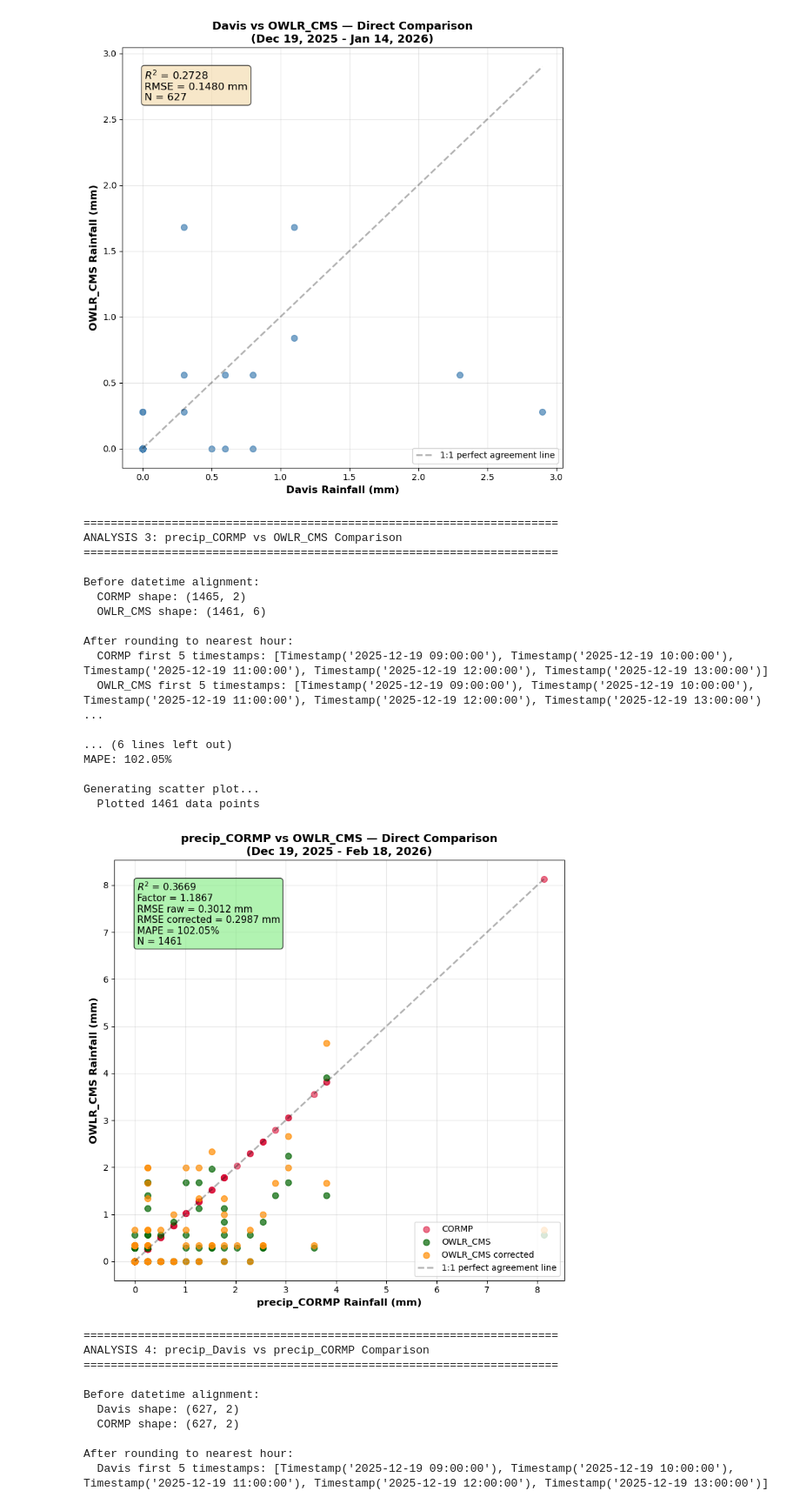
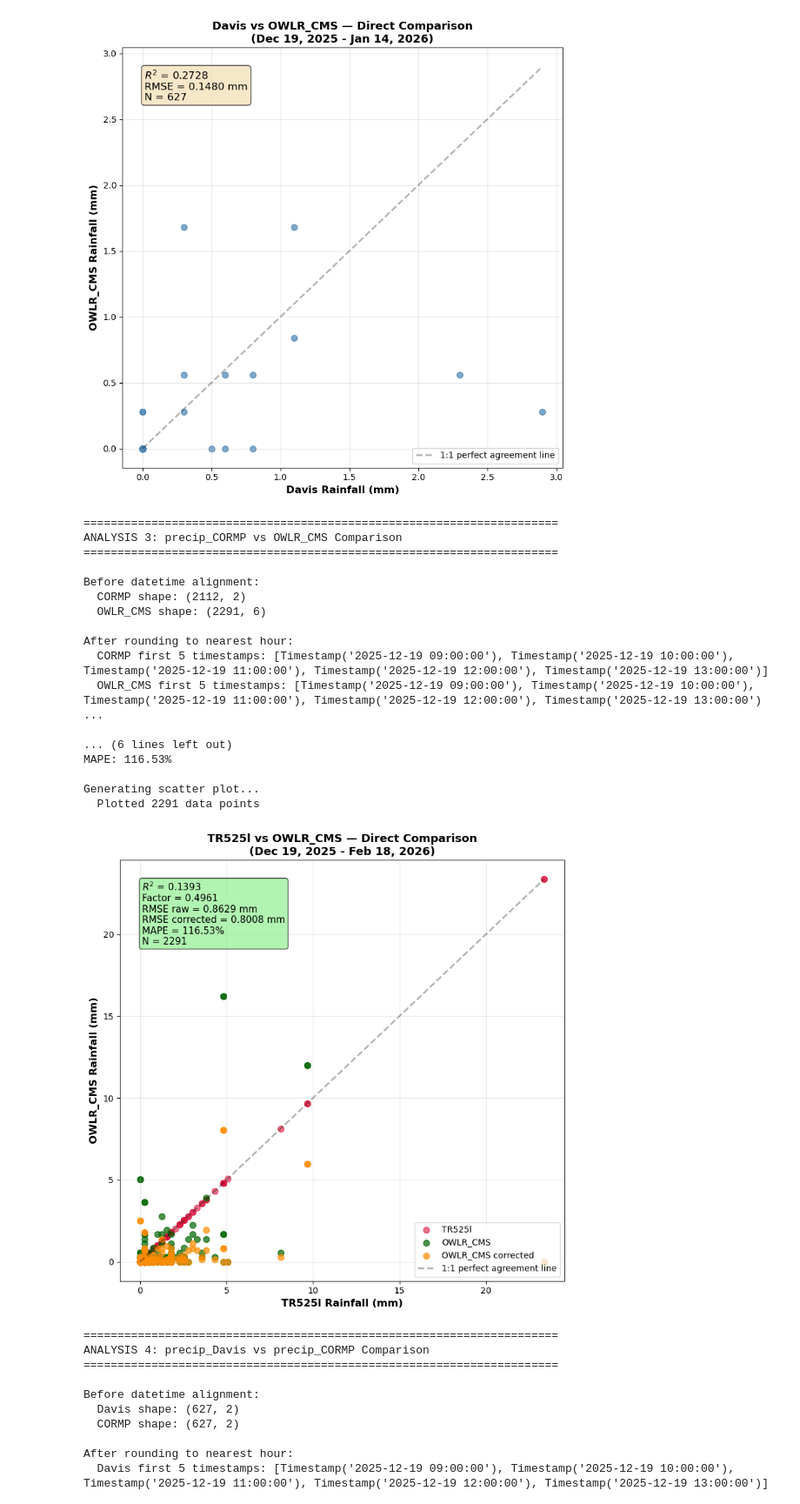
Before and after one commit to COAST-Lab/Open-Water-Level-and-Rainfall-Sensor, a Jupyter notebook: Data Analysis/rainfallAnalysis.ipynb, the cells around one changed output. Shown at 87% size. Saved outputs shown, nothing was run; the diff lists cells and outputs as text; code cells hidden in the pictures.

```diff
--- a/Data Analysis/rainfallAnalysis.ipynb
+++ b/Data Analysis/rainfallAnalysis.ipynb
@@ -233,6 +230,8 @@ print(f"\nMerged dataset shape: {merged_full.shape}")
 # Compute correlations, statistics, and MAPEs
 mape_cd = float('nan')
 mape_co = float('nan')
+r2_cd = float('nan')
+r2_cr = float('nan')
 
 if not merged_full.empty:
     from scipy import stats
@@ -347,13 +346,24 @@ plt.xlabel('TR-525l Rain Gauge (mm)', fontsize=12, fontweight='bold')
 plt.ylabel('Rainfall (mm)', fontsize=12, fontweight='bold')
 plt.title('TR-525l vs AeroCone vs OWLR\n(Dec 19, 2025 - Mar 17, 2026)', fontsize=13, fontweight='bold')
 
-# Add MAPE annotation to plot
+# Add R² and MAPE annotation to plot
 ax = plt.gca()
-mape_cd_text = f"MAPE (TR-525l vs AeroCone) = {mape_cd:.2f}%" if pd.notna(mape_cd) else "MAPE (TR-525l vs AeroCone) = undefined"
-mape_co_text = f"MAPE (TR-525l vs OWLR) = {mape_co:.2f}%" if pd.notna(mape_co) else "MAPE (TR-525l vs OWLR) = undefined"
+annotation_lines = []
+if pd.notna(r2_cd):
+    annotation_lines.append(f"R² (TR-525l vs AeroCone) = {r2_cd:.4f}")
+if pd.notna(mape_cd):
+    annotation_lines.append(f"MAPE (TR-525l vs AeroCone) = {mape_cd:.2f}%")
+else:
+    annotation_lines.append("MAPE (TR-525l vs AeroCone) = undefined")
+if pd.notna(r2_cr):
+    annotation_lines.append(f"R² (TR-525l vs OWLR) = {r2_cr:.4f}")
+if pd.notna(mape_co):
+    annotation_lines.append(f"MAPE (TR-525l vs OWLR) = {mape_co:.2f}%")
+else:
+    annotation_lines.append("MAPE (TR-525l vs OWLR) = undefined")
 ax.text(
     0.98, 0.98,
-    f"{mape_cd_text}\n{mape_co_text}",
+    '\n'.join(annotation_lines),
     transform=ax.transAxes,
     fontsize=10,
     va='top',
@@ -637,11 +647,10 @@ else:
         bbox=dict(boxstyle='round', facecolor='wheat', alpha=0.7)
     )
 
-    plt.xscale('log')
     plt.yscale('log')
-    plt.xlabel('TR-525l rainfall (mm, log scale)', fontsize=12, fontweight='bold')
+    plt.xlabel('TR-525l rainfall (mm)', fontsize=12, fontweight='bold')
     plt.ylabel('Rainfall (mm, log scale)', fontsize=12, fontweight='bold')
-    plt.title('TR-525l vs Aerocone vs OWLR (Log-Log)\n(Dec 19, 2025 - Mar 17, 2026)', fontsize=13, fontweight='bold')
+    plt.title('TR-525l vs Aerocone vs OWLR (Linear X, Log Y)\n(Dec 19, 2025 - Mar 17, 2026)', fontsize=13, fontweight='bold')
     plt.grid(True, which='both', alpha=0.3)
     plt.legend(loc='upper left', fontsize=11)
     plt.tight_layout()
@@ -828,7 +837,7 @@ cormp_only = load_and_process(file_1, assume_inches=True, already_hourly=False)
 rain0_cormp = load_and_process(file_3, assume_inches=False, already_hourly=True, parse_embedded_string=True)
 
 start = pd.to_datetime('2025-12-19 09:00')
-end = pd.to_datetime('2026-02-18 09:00')
+end = pd.to_datetime('2026-03-17 08:00')
 
 cormp_only = cormp_only[(cormp_only['datetime'] >= start) & (cormp_only['datetime'] <= end)].reset_index(drop=True)
 rain0_cormp = rain0_cormp[(rain0_cormp['datetime'] >= start) & (rain0_cormp['datetime'] <= end)].reset_index(drop=True)
@@ -897,7 +906,7 @@ plt.figure(figsize=(8,8))
 if not merged_cr_only.empty:
     # CORMP reference points (1:1)
     plt.scatter(merged_cr_only['rain_mm_cormp'], merged_cr_only['rain_mm_cormp'],
-                s=50, alpha=0.6, color='crimson', label='CORMP')
+                s=50, alpha=0.6, color='crimson', label='TR525l')
     plt.scatter(merged_cr_only['rain_mm_cormp'], merged_cr_only['rain_mm_owlr'], s=50, alpha=0.7, color='darkgreen', label='OWLR_CMS')
     # Corrected OWLR_CMS using the correction factor
     corrected_owlr = merged_cr_only['rain_mm_owlr'] * slope_corr
@@ -906,9 +915,9 @@ if not merged_cr_only.empty:
 else:
     print("  No data to plot - no overlapping datetimes found")
 
-plt.xlabel('precip_CORMP Rainfall (mm)', fontsize=12, fontweight='bold')
+plt.xlabel('TR525l Rainfall (mm)', fontsize=12, fontweight='bold')
 plt.ylabel('OWLR_CMS Rainfall (mm)', fontsize=12, fontweight='bold')
-plt.title('precip_CORMP vs OWLR_CMS — Direct Comparison\n(Dec 19, 2025 - Feb 18, 2026)', fontsize=13, fontweight='bold')
+plt.title('TR525l vs OWLR_CMS — Direct Comparison\n(Dec 19, 2025 - Feb 18, 2026)', fontsize=13, fontweight='bold')
 
 # Annotate R^2, correction error, and MAPE on plot
 try:
@@ -920,38 +929,38 @@ try:
         ax.text(0.05, 0.95,
 
                f'$R^2$ = {r2_cr:.4f}\nFactor = {slope_corr:.4f}\nRMSE raw = {rmse_raw:.4f} mm\nRMSE corrected = {rmse_corr:.4f} mm{mape_text}\nN = {len(merged_cr_only)}',
                 transform=ax.transAxes, fontsize=11, va='top',
                 bbox=dict(boxstyle='round', facecolor='lightgreen', alpha=0.7))
 except Exception as e:
     print(f"Warning: Could not annotate plot: {e}")
 
 if not merged_cr_only.empty:
     max_val = max(merged_cr_only['rain_mm_owlr'].max(), merged_cr_only['rain_mm_cormp'].max())
     plt.plot([0, max_val], [0, max_val], 'k--', alpha=0.3, linewidth=2, label='1:1 perfect agreement line')
     plt.legend(loc='lower right')
 
 plt.grid(True, alpha=0.3)
 plt.tight_layout()
 plt.show()
 # %% [output]
 ======================================================================
 ANALYSIS 3: precip_CORMP vs OWLR_CMS Comparison
 ======================================================================
 
 Before datetime alignment:
-  CORMP shape: (1465, 2)
-  OWLR_CMS shape: (1461, 6)
+  CORMP shape: (2112, 2)
+  OWLR_CMS shape: (2291, 6)
 
 After rounding to nearest hour:
   CORMP first 5 timestamps: [Timestamp('2025-12-19 09:00:00'), Timestamp('2025-12-19 10:00:00'), Timestamp('2025-12-19 11:00:00'), Timestamp('2025-12-19 12:00:00'), Timestamp('2025-12-19 13:00:00')]
   OWLR_CMS first 5 timestamps: [Timestamp('2025-12-19 09:00:00'), Timestamp('2025-12-19 10:00:00'), Timestamp('2025-12-19 11:00:00'), Timestamp('2025-12-19 12:00:00'), Timestamp('2025-12-19 13:00:00') ...
 
 ... (6 lines left out)
-MAPE: 102.05%
+MAPE: 116.53%
 
 Generating scatter plot...
-  Plotted 1461 data points
+  Plotted 2291 data points
-[figure, old version]
+[figure, new version]
 # %%
 # precip_Davis vs precip_CORMP — Direct Sensor Comparison
 
```
Also changed, not shown: parts of 7 cells of this notebook, 4 other files.
